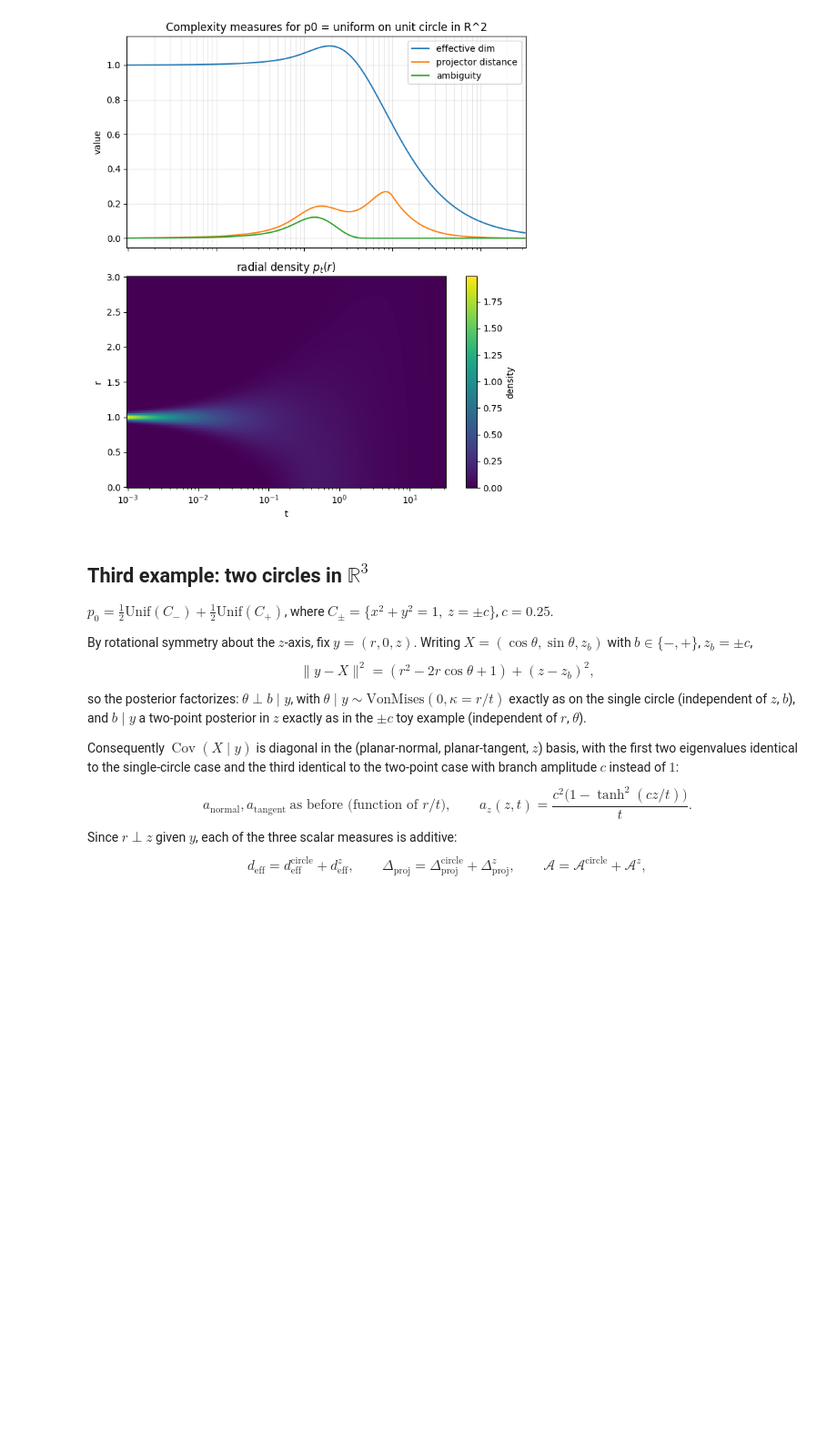
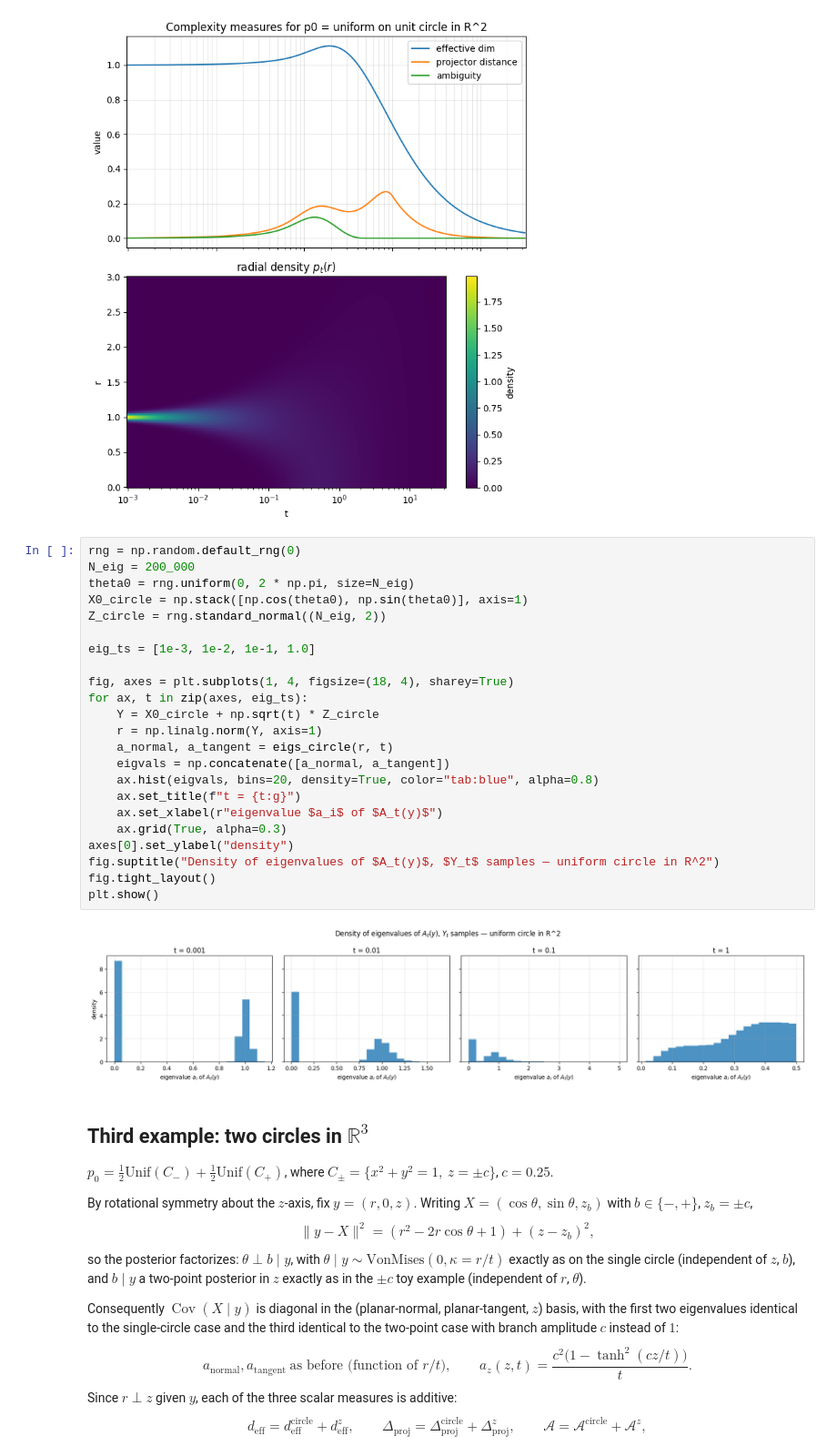
Before and after one commit to DanielGagliardi/Latent-Diffusion-Geometry, a Jupyter notebook: PCB/PCB-01-toy-examples.ipynb, the cells around one changed output. Shown at 91% size. Cells and saved outputs as stored; diff of their text form; blank space fills up the shorter version.

Commit message:
add plot

```diff
--- a/PCB/PCB-01-toy-examples.ipynb
+++ b/PCB/PCB-01-toy-examples.ipynb
@@ -180,6 +180,31 @@ fig.tight_layout()
 plt.show()
 # %% [output]
 [figure]
+# %%
+rng = np.random.default_rng(0)
+N_eig = 200_000
+theta0 = rng.uniform(0, 2 * np.pi, size=N_eig)
+X0_circle = np.stack([np.cos(theta0), np.sin(theta0)], axis=1)
+Z_circle = rng.standard_normal((N_eig, 2))
+
+eig_ts = [1e-3, 1e-2, 1e-1, 1.0]
+
+fig, axes = plt.subplots(1, 4, figsize=(18, 4), sharey=True)
+for ax, t in zip(axes, eig_ts):
+    Y = X0_circle + np.sqrt(t) * Z_circle
+    r = np.linalg.norm(Y, axis=1)
+    a_normal, a_tangent = eigs_circle(r, t)
+    eigvals = np.concatenate([a_normal, a_tangent])
+    ax.hist(eigvals, bins=20, density=True, color="tab:blue", alpha=0.8)
+    ax.set_title(f"t = {t:g}")
+    ax.set_xlabel(r"eigenvalue $a_i$ of $A_t(y)$")
+    ax.grid(True, alpha=0.3)
+axes[0].set_ylabel("density")
+fig.suptitle("Density of eigenvalues of $A_t(y)$, $Y_t$ samples — uniform circle in R^2")
+fig.tight_layout()
+plt.show()
+# %% [output]
+[figure, added]
 # %% [markdown]
 ## Third example: two circles in $\mathbb R^3$
 
```
